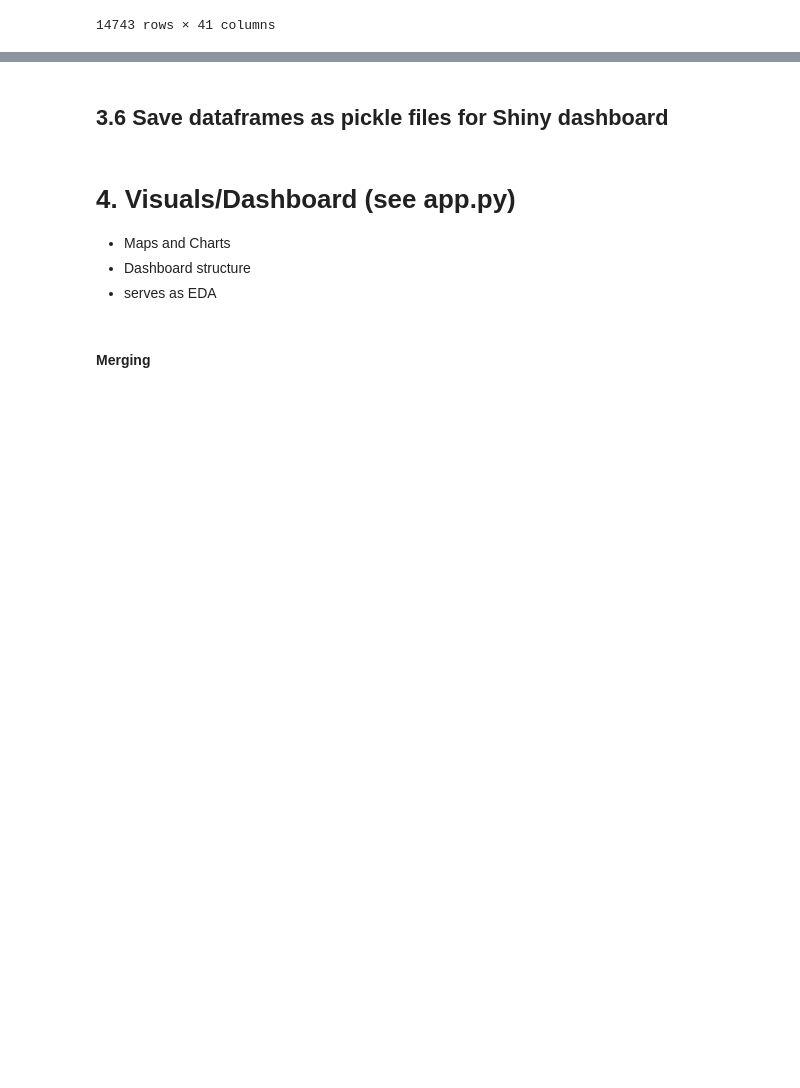
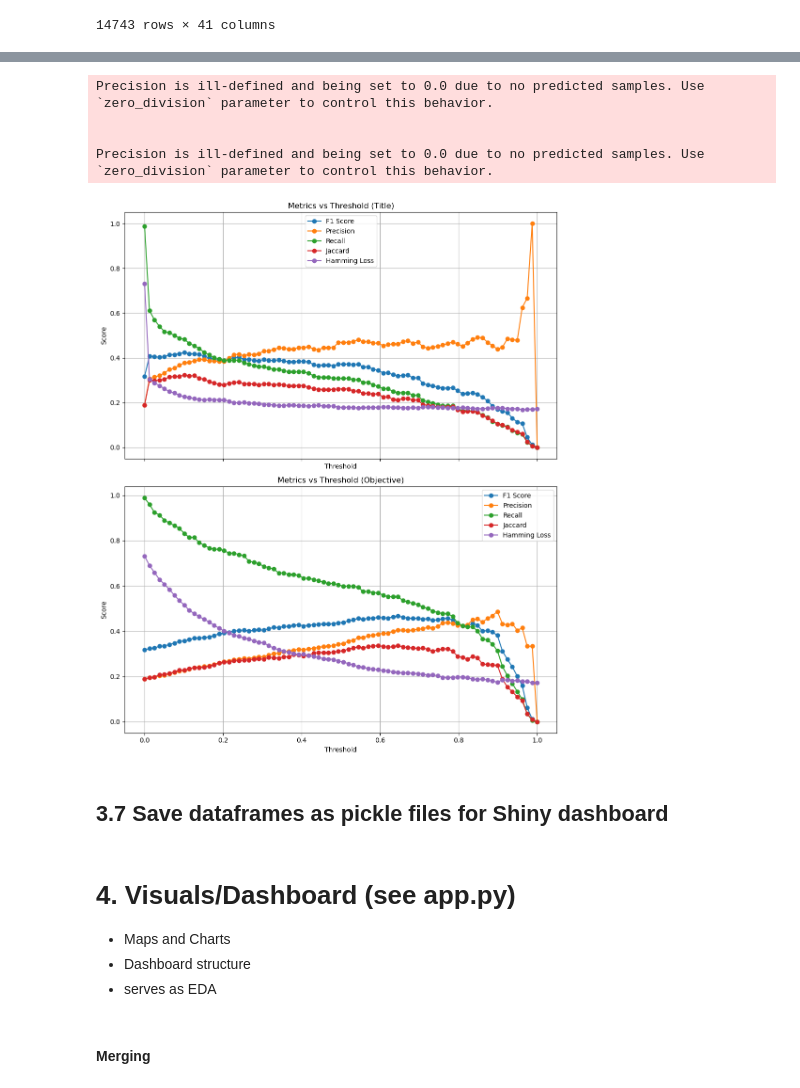
Before and after one commit to EliasIblisdir/MDA_project, a Jupyter notebook: Horizon.ipynb, the cells around one changed output, grey strips where cells are left out. Cells and saved outputs as stored; diff of their text form; code cells hidden in the pictures; blank space fills up the shorter version.

Commit message:
NLP model

```diff
--- a/Horizon.ipynb
+++ b/Horizon.ipynb
@@ -752,7 +818,7 @@ projects_enriched = projects_enriched.merge(
     topics_per_project, left_on="id", right_index=True, how="left"
 )
 
-projects_enriched["num_topics"] = projects_enriched["esv_topics"].apply(lambda x: len(x) if isinstance(x, list) else 0)
+projects_enriched["num_topics"] = projects_enriched["final_category"].apply(lambda x: len(x) if isinstance(x, list) else 0)
 # %%
 # Drop projectID duplicate from EuroSciVoc if needed
 projects_enriched = projects_enriched.drop(columns=["projectID"], errors="ignore")
@@ -788,0 +910,4 @@ projects_enriched
+# %%
+#choose a sample of 100 rows and evaluate the NLP model
+sample =  projects_enriched[projects_enriched['final_category'].notna()].head(100)
+sample
@@ -788,0 +928,10 @@ projects_enriched
+# %%
+#Create the results using the NLP model to predict topics and scores
+results_obj = sample['objective'].progress_apply(classify_objective)
+results_title = sample['title'].progress_apply(classify_objective)
+# %%
+sample['labels_obj'] = results_obj.apply(lambda x: x['labels'] if x is not None else [])
+sample['scores_obj'] = results_obj.apply(lambda x: x['scores'] if x is not None else [])
+sample['labels_title'] = results_title.apply(lambda x: x['labels'] if x is not None else [])
+sample['scores_title'] = results_title.apply(lambda x: x['scores'] if x is not None else [])
+sample
@@ -789,5 +1034,39 @@ projects_enriched
+# %%
+import matplotlib.pyplot as plt
+
+def plot_metrics(metrics_df, label, ax=None):
+    if ax is None:
+        ax = plt.gca()
+    ax.plot(metrics_df['threshold'], metrics_df['f1_score'], label='F1 Score', marker='o')
+    ax.plot(metrics_df['threshold'], metrics_df['precision'], label='Precision', marker='o')
+    ax.plot(metrics_df['threshold'], metrics_df['recall'], label='Recall', marker='o')
+    ax.plot(metrics_df['threshold'], metrics_df['jaccard'], label='Jaccard', marker='o')
+    ax.plot(metrics_df['threshold'], metrics_df['hamming_loss'], label='Hamming Loss', marker='o')
+    ax.set_title(f'Metrics vs Threshold ({label})')
+    ax.set_xlabel('Threshold')
+    ax.set_ylabel('Score')
+    ax.legend()
+    ax.grid(True)
+
+# The rest remains the same as before:
+fig, axes = plt.subplots(2, 1, figsize=(10, 12), sharex=True)
+
+metrics_title = evaluate_metrics(sample, 'labels_title', 'scores_title')
+metrics_objective = evaluate_metrics(sample, 'labels_obj', 'scores_obj')
+
+plot_metrics(metrics_title, 'Title', axes[0])
+plot_metrics(metrics_objective, 'Objective', axes[1])
+
+plt.tight_layout()
+plt.show()
+# %% [output]
+Precision is ill-defined and being set to 0.0 due to no predicted samples. Use `zero_division` parameter to control this behavior.
+
+
+Precision is ill-defined and being set to 0.0 due to no predicted samples. Use `zero_division` parameter to control this behavior.
+[figure, added]
 # %% [markdown]
-## 3.6 Save dataframes as pickle files for Shiny dashboard
+## 3.7 Save dataframes as pickle files for Shiny dashboard
 # %%
 projects_enriched.to_pickle('Data/PE.pkl')
 # %%
```
Also changed, not shown: parts of 20 cells of this notebook, 1 other file.
